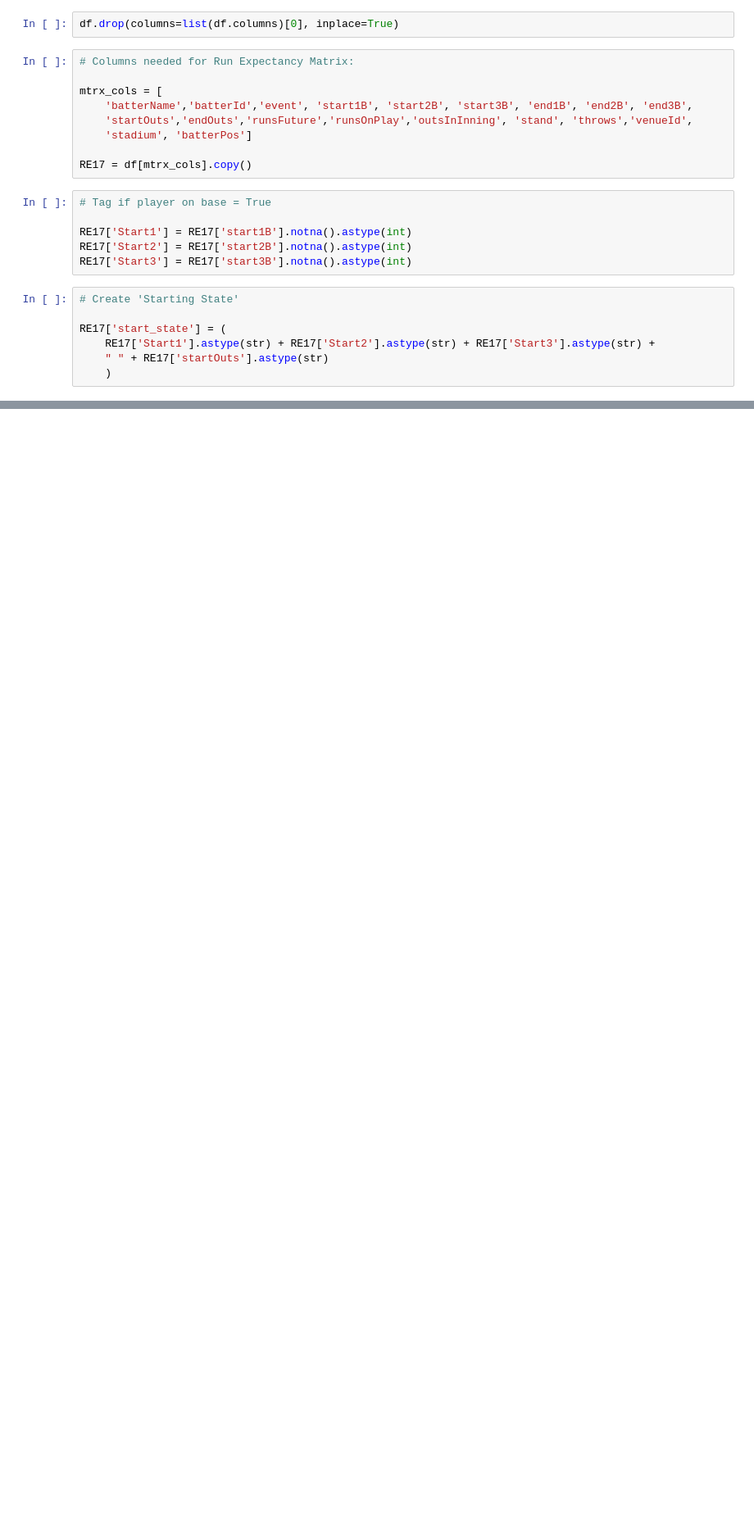
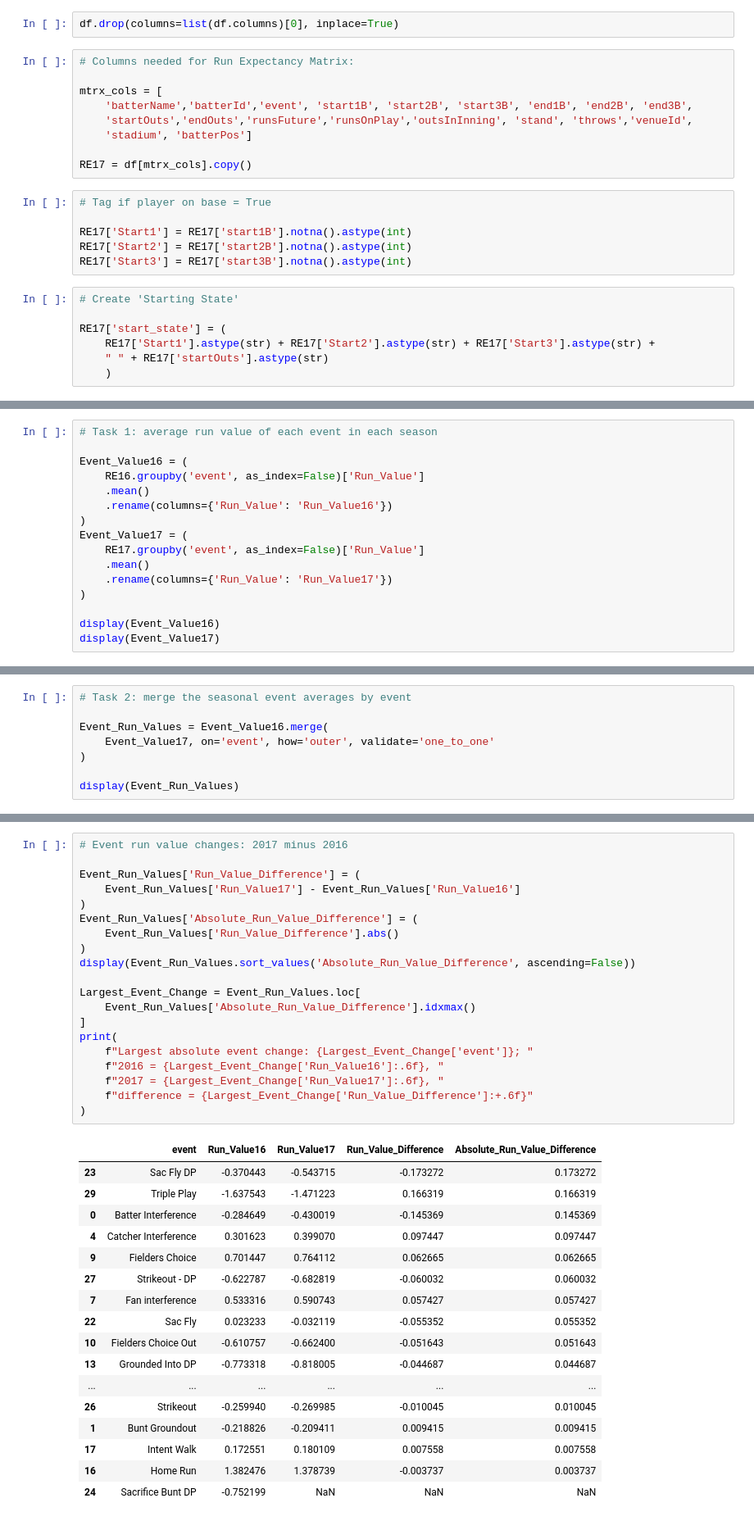
Before and after one commit to nickchedzoy1998-rgb/Sports-Analytics, a Jupyter notebook: Module2_Moneyball_and_Beyond/Week4_Run_Expectancy.ipynb, the cells around one changed output, grey strips where cells are left out. Shown at 82% size. Saved outputs shown, nothing was run; the diff lists cells and outputs as text; blank space fills up the shorter version.

```diff
--- a/Module2_Moneyball_and_Beyond/Week4_Run_Expectancy.ipynb
+++ b/Module2_Moneyball_and_Beyond/Week4_Run_Expectancy.ipynb
@@ -42,0 +392,16 @@ RE17['End_state'] = (
+# %%
+# Task 1: average run value of each event in each season
+
+Event_Value16 = (
+    RE16.groupby('event', as_index=False)['Run_Value']
+    .mean()
+    .rename(columns={'Run_Value': 'Run_Value16'})
+)
+Event_Value17 = (
+    RE17.groupby('event', as_index=False)['Run_Value']
+    .mean()
+    .rename(columns={'Run_Value': 'Run_Value17'})
+)
+
+display(Event_Value16)
+display(Event_Value17)
@@ -42,0 +443,8 @@ RE17['End_state'] = (
+# %%
+# Task 2: merge the seasonal event averages by event
+
+Event_Run_Values = Event_Value16.merge(
+    Event_Value17, on='event', how='outer', validate='one_to_one'
+)
+
+display(Event_Run_Values)
@@ -42,0 +558,38 @@ RE17['End_state'] = (
+# %%
+# Event run value changes: 2017 minus 2016
+
+Event_Run_Values['Run_Value_Difference'] = (
+    Event_Run_Values['Run_Value17'] - Event_Run_Values['Run_Value16']
+)
+Event_Run_Values['Absolute_Run_Value_Difference'] = (
+    Event_Run_Values['Run_Value_Difference'].abs()
+)
+display(Event_Run_Values.sort_values('Absolute_Run_Value_Difference', ascending=False))
+
+Largest_Event_Change = Event_Run_Values.loc[
+    Event_Run_Values['Absolute_Run_Value_Difference'].idxmax()
+]
+print(
+    f"Largest absolute event change: {Largest_Event_Change['event']}; "
+    f"2016 = {Largest_Event_Change['Run_Value16']:.6f}, "
+    f"2017 = {Largest_Event_Change['Run_Value17']:.6f}, "
+    f"difference = {Largest_Event_Change['Run_Value_Difference']:+.6f}"
+)
+# %% [output]
+|  | event | Run_Value16 | Run_Value17 | Run_Value_Difference | Absolute_Run_Value_Difference |
+| 23 | Sac Fly DP | -0.370443 | -0.543715 | -0.173272 | 0.173272 |
+| 29 | Triple Play | -1.637543 | -1.471223 | 0.166319 | 0.166319 |
+| 0 | Batter Interference | -0.284649 | -0.430019 | -0.145369 | 0.145369 |
+| 4 | Catcher Interference | 0.301623 | 0.399070 | 0.097447 | 0.097447 |
+| 9 | Fielders Choice | 0.701447 | 0.764112 | 0.062665 | 0.062665 |
+| 27 | Strikeout - DP | -0.622787 | -0.682819 | -0.060032 | 0.060032 |
+| 7 | Fan interference | 0.533316 | 0.590743 | 0.057427 | 0.057427 |
+| 22 | Sac Fly | 0.023233 | -0.032119 | -0.055352 | 0.055352 |
+| 10 | Fielders Choice Out | -0.610757 | -0.662400 | -0.051643 | 0.051643 |
+| 13 | Grounded Into DP | -0.773318 | -0.818005 | -0.044687 | 0.044687 |
+| ... | ... | ... | ... | ... | ... |
+| 26 | Strikeout | -0.259940 | -0.269985 | -0.010045 | 0.010045 |
+| 1 | Bunt Groundout | -0.218826 | -0.209411 | 0.009415 | 0.009415 |
+| 17 | Intent Walk | 0.172551 | 0.180109 | 0.007558 | 0.007558 |
+| 16 | Home Run | 1.382476 | 1.378739 | -0.003737 | 0.003737 |
+| 24 | Sacrifice Bunt DP | -0.752199 | NaN | NaN | NaN |
```
Also changed, not shown: parts of 36 cells of this notebook, 2 other files.
